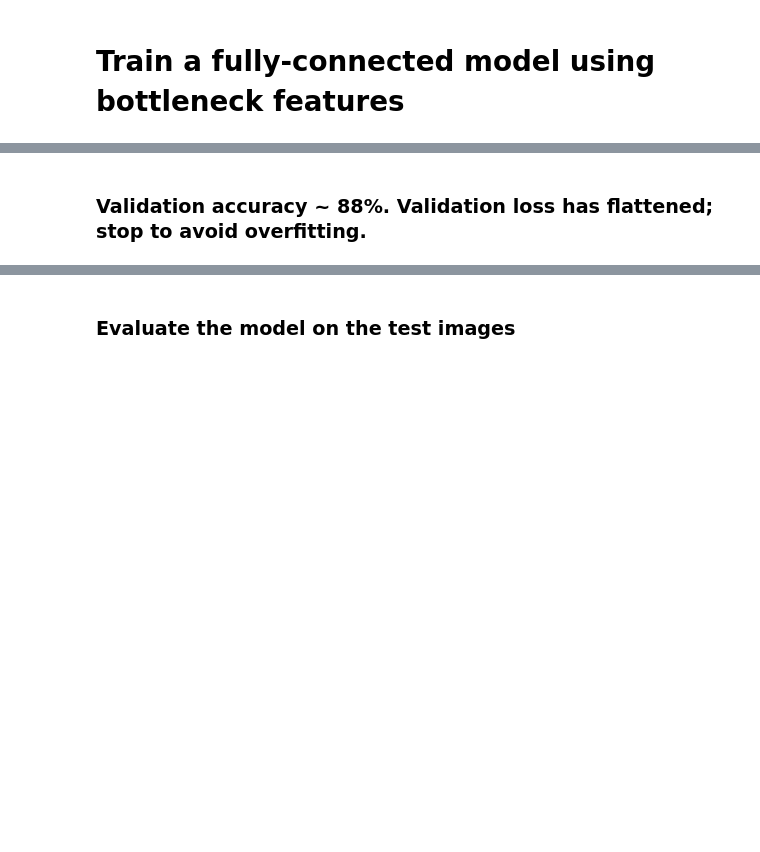
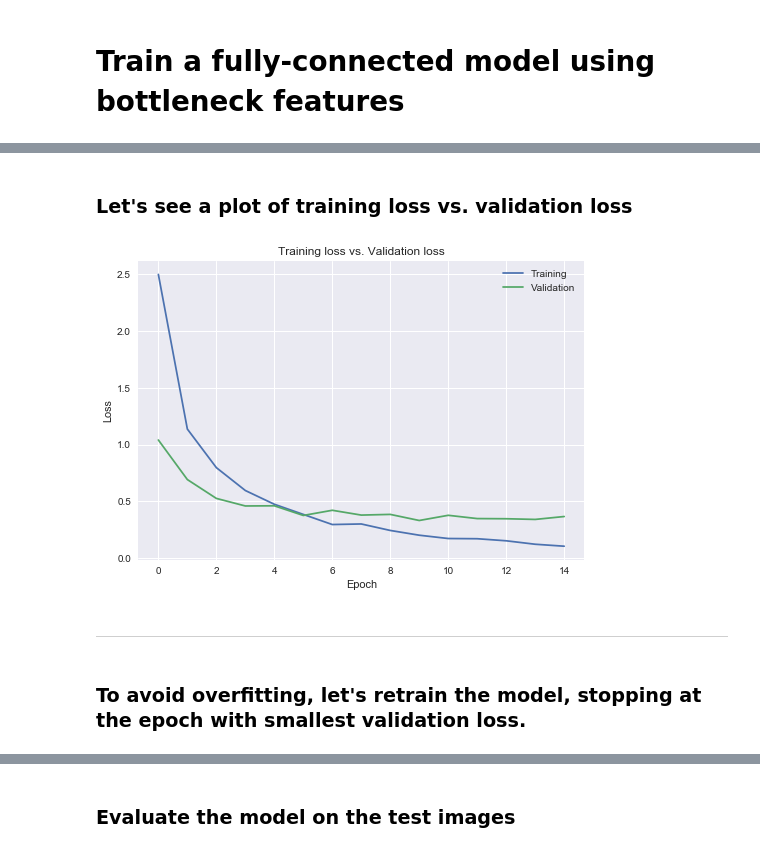
Before and after one commit to gregbehm/UC-Merced-Pretrained-CNN, a Jupyter notebook: Classifier.ipynb, the cells around one changed output, grey strips where cells are left out. Saved outputs shown, nothing was run; the diff lists cells and outputs as text; code cells hidden in the pictures; blank space fills up the shorter version.

Commit message:
Implemented lowest val-loss stopping

```diff
--- a/Classifier.ipynb
+++ b/Classifier.ipynb
@@ -106,5 +135,5 @@ image_data_gen = ImageDataGenerator()
 # %%
-def extract_bottleneck_features(model, dataset='train', batch_size=32):
+def extract_bottleneck_features(model, dataset, batch_size=64, image_size=(256, 256)):
     """
     Extract botteleneck features for the input dataset (train/validate/test)
     by predicting on the convolutional portion only of a pretrained model.
@@ -117,7 +146,7 @@ def extract_bottleneck_features(model, dataset='train', batch_size=32):
     Return:
         Return bottleneck features as numpy.array
     """
-    image_size = (256, 256)
+
     image_data_gen = ImageDataGenerator(rescale=1.0/255)
     image_generator = image_data_gen.flow_from_directory(target_dirs[dataset],
                                                          batch_size=batch_size,
@@ -146,8 +175,8 @@ def extract_bottleneck_features(model, dataset='train', batch_size=32):
 # %% [markdown]
 ### Select a pre-trained model from the Keras.applications module; e.g. Xception, VGG16 ...
 # %%
-# Xception V1 is a smaller-footprint model with high accuracy
-pretrained_model = applications.Xception(include_top=False, weights='imagenet')
+# Let's try the VGG16 model
+pretrained_model = applications.VGG16(include_top=False, weights='imagenet')
 # %% [markdown]
 ### Extract bottleneck features for each dataset: train, validate, and test
 # %%
@@ -155,7 +184,7 @@ num_classes = len(class_names)
 X, Y = dict(), dict()
 for dataset in ['train', 'validate', 'test']:
     # Extract bottleneck features from pretrained model, predicting on images from "dataset" directory
-    X[dataset], Y[dataset]  = extract_bottleneck_features(pretrained_model, dataset)
+    X[dataset], Y[dataset] = extract_bottleneck_features(pretrained_model, dataset, image_size=image_size)
 # %% [output]
 Found 1680 images belonging to 21 classes.
 Generating "train" bottleneck predictions
@@ -186,12 +215,9 @@ model = build_fully_connected(input_shape=X['train'].shape[1:], num_classes=num_
 
 model.compile(optimizer='adam', loss='categorical_crossentropy', metrics=['accuracy'])
 
-model.fit(X['train'], Y['train'], batch_size=64, epochs=15,
-          verbose=2, validation_data=(X['validate'], Y['validate'])
-         )
-
-# Save model weights for test dataset predictions
-fit_model_weights = model.get_weights()
+model_fit_history = model.fit(X['train'], Y['train'], batch_size=64, epochs=15,
+                              verbose=2, validation_data=(X['validate'], Y['validate'])
+                             )
 # %% [output]
 Train on 1680 samples, validate on 210 samples
 Epoch 1/15
@@ -213,2 +239,17 @@ Epoch 15/15
-# %% [markdown]
-###  Validation accuracy ~ 88%. Validation loss has flattened; stop to avoid overfitting.
+# %% [markdown]
+### Let's see a plot of training loss vs. validation loss
+# %%
+matplotlib.style.use('seaborn')
+plt.plot(model_fit_history.history['loss'])
+plt.plot(model_fit_history.history['val_loss'])
+plt.title('Training loss vs. Validation loss')
+plt.ylabel('Loss')
+plt.xlabel('Epoch')
+plt.legend(['Training', 'Validation'], loc='upper right')
+plt.show()
+# %% [output]
+[figure, added]
+# %% [markdown]
+<hr>
+# %% [markdown]
+### To avoid overfitting, let's retrain the model, stopping at the epoch with smallest validation loss.
```
Also changed, not shown: parts of 11 cells of this notebook.
